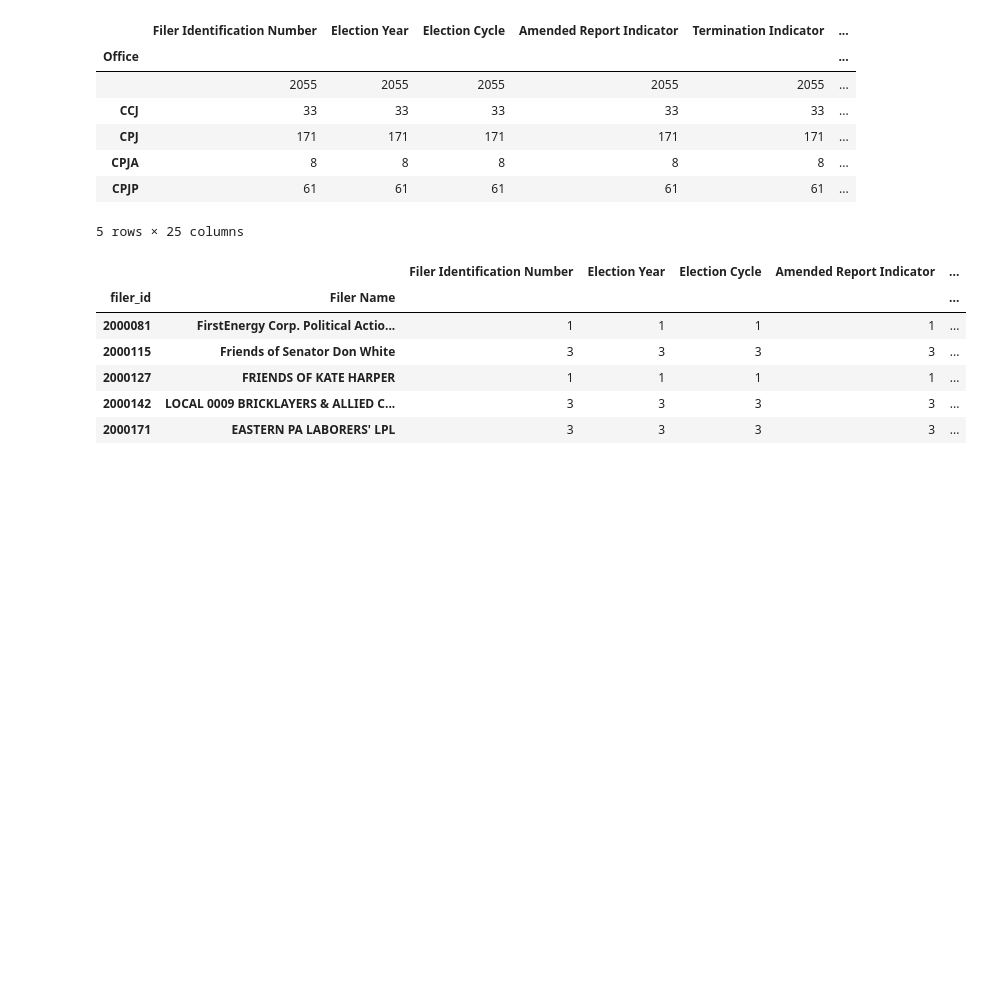
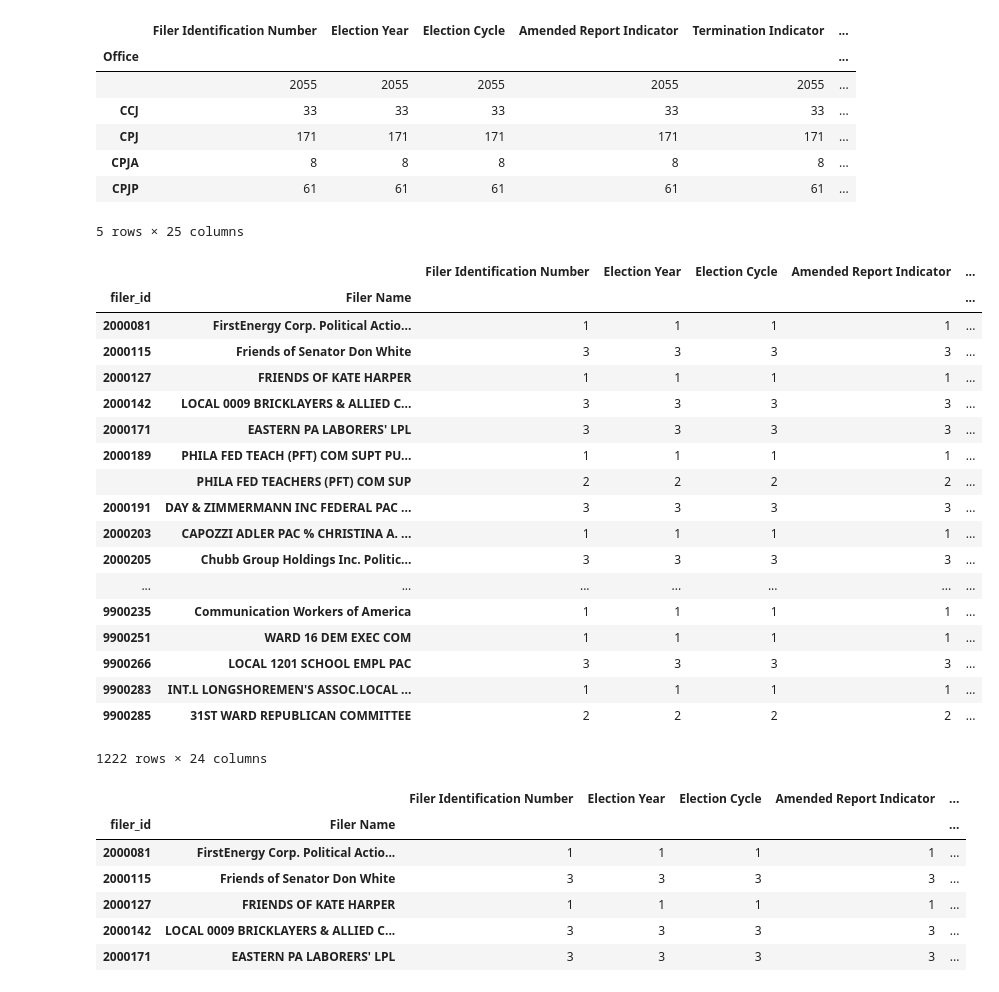
Before and after one commit to phrig/cheapest_seats_analysis, a Jupyter notebook: Exploratory analysis.ipynb, the cells around one changed output. Cells and saved outputs as stored; diff of their text form; code cells hidden in the pictures; blank space fills up the shorter version.

```diff
--- a/Exploratory analysis.ipynb
+++ b/Exploratory analysis.ipynb
@@ -39,6 +124,28 @@ filer.groupby('Office').count().head()
 | CPJA | 8 | 8 | 8 | 8 | 8 | ... |
 | CPJP | 61 | 61 | 61 | 61 | 61 | ... |
 5 rows × 25 columns
+# %%
+filer.groupby(['filer_id', 'Filer Name']).count()
+# %% [output]
+|  |  | Filer Identification Number | Election Year | Election Cycle | Amended Report Indicator | ... |
+| filer_id | Filer Name |  |  |  |  | ... |
+| 2000081 | FirstEnergy Corp. Political Actio... | 1 | 1 | 1 | 1 | ... |
+| 2000115 | Friends of Senator Don White | 3 | 3 | 3 | 3 | ... |
+| 2000127 | FRIENDS OF KATE HARPER | 1 | 1 | 1 | 1 | ... |
+| 2000142 | LOCAL 0009 BRICKLAYERS & ALLIED C... | 3 | 3 | 3 | 3 | ... |
+| 2000171 | EASTERN PA LABORERS' LPL | 3 | 3 | 3 | 3 | ... |
+| 2000189 | PHILA FED TEACH (PFT) COM SUPT PU... | 1 | 1 | 1 | 1 | ... |
+|  | PHILA FED TEACHERS (PFT) COM SUP | 2 | 2 | 2 | 2 | ... |
+| 2000191 | DAY & ZIMMERMANN INC FEDERAL PAC ... | 3 | 3 | 3 | 3 | ... |
+| 2000203 | CAPOZZI ADLER PAC % CHRISTINA A. ... | 1 | 1 | 1 | 1 | ... |
+| 2000205 | Chubb Group Holdings Inc. Politic... | 3 | 3 | 3 | 3 | ... |
+| ... | ... | ... | ... | ... | ... | ... |
+| 9900235 | Communication Workers of America | 1 | 1 | 1 | 1 | ... |
+| 9900251 | WARD 16 DEM EXEC COM | 1 | 1 | 1 | 1 | ... |
+| 9900266 | LOCAL 1201 SCHOOL EMPL PAC | 3 | 3 | 3 | 3 | ... |
+| 9900283 | INT.L LONGSHOREMEN'S ASSOC.LOCAL ... | 1 | 1 | 1 | 1 | ... |
+| 9900285 | 31ST WARD REPUBLICAN COMMITTEE | 2 | 2 | 2 | 2 | ... |
+1222 rows × 24 columns
 # %%
 filer.groupby(['filer_id', 'Filer Name']).count().sort_index(level='filer_id').head(5)
 # %% [output]
```
Also changed, not shown: parts of 4 cells of this notebook.
